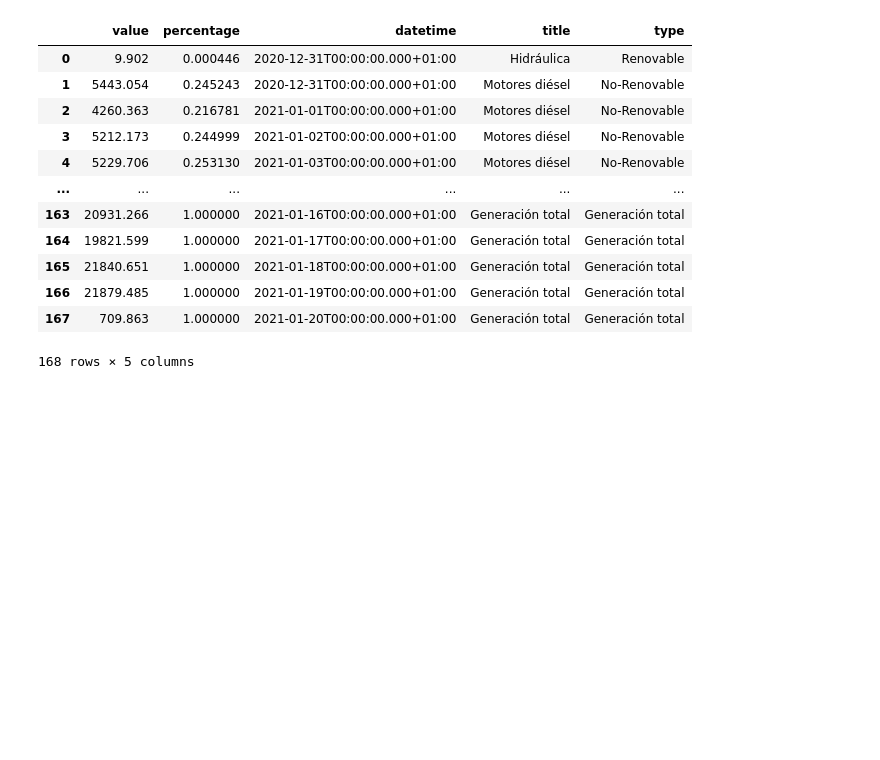
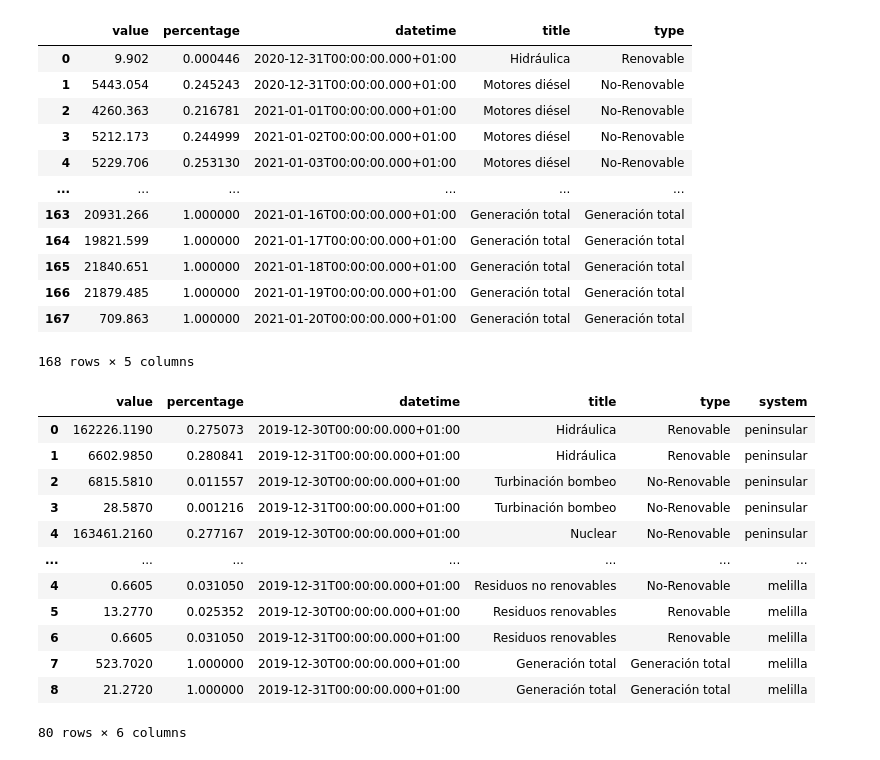
Before and after one commit to sotodosos/ClasesMaster26, a Jupyter notebook: Python/TFM.ipynb, the cells around one changed output. Drawn from its saved outputs; the diff is of its cells as text; code cells hidden in the pictures; blank space fills up the shorter version.

```diff
--- a/Python/TFM.ipynb
+++ b/Python/TFM.ipynb
@@ -274,3 +258,51 @@ df_ree
 | 166 | 21879.485 | 1.000000 | 2021-01-19T00:00:00.000+01:00 | Generación total | Generación total |
 | 167 | 709.863 | 1.000000 | 2021-01-20T00:00:00.000+01:00 | Generación total | Generación total |
 168 rows × 5 columns
+# %%
+def lectura_ree_electric_system(d_inicio,d_fin,geo_id):
+
+    # meter esto en una funcion con su try-exception
+
+    geo_limit=region_system[region_system['geo_id']==geo_id]['geo_limit']
+
+    parametros={'start_date':date_ini,
+            'end_date':date_end,
+            'time_trunc':'day',
+            'geo_trunc':'electric_system',
+            'geo_limit':geo_limit[0],
+            'geo_ids':geo_id}
+
+    URL_GEN='https://apidatos.ree.es/es/datos/generacion/estructura-generacion'
+
+    ree_gen=requests.get(URL_GEN,params=parametros)
+
+    df_ree=pd.DataFrame()
+    for i in range(20):
+        try:
+            df=pd.json_normalize(ree_gen.json()['included'][i]['attributes'],meta=['title','type'],record_path=['values'])
+            df['system']=geo_limit[0]
+            df_ree=df_ree.append(df)
+        except:
+            pass #Cuando no hay datos para mas tecnologías
+    df_ree.reset_index(inplace=True,drop=True)
+
+    return df_ree
+# %%
+df_ree_system=pd.DataFrame()
+for electric_system in region_system['geo_id']:
+    df_ree_system=df_ree_system.append(lectura_ree_electric_system(date_ini,date_end,electric_system))
+df_ree_system
+# %% [output]
+|  | value | percentage | datetime | title | type | system |
+| 0 | 162226.1190 | 0.275073 | 2019-12-30T00:00:00.000+01:00 | Hidráulica | Renovable | peninsular |
+| 1 | 6602.9850 | 0.280841 | 2019-12-31T00:00:00.000+01:00 | Hidráulica | Renovable | peninsular |
+| 2 | 6815.5810 | 0.011557 | 2019-12-30T00:00:00.000+01:00 | Turbinación bombeo | No-Renovable | peninsular |
+| 3 | 28.5870 | 0.001216 | 2019-12-31T00:00:00.000+01:00 | Turbinación bombeo | No-Renovable | peninsular |
+| 4 | 163461.2160 | 0.277167 | 2019-12-30T00:00:00.000+01:00 | Nuclear | No-Renovable | peninsular |
+| ... | ... | ... | ... | ... | ... | ... |
+| 4 | 0.6605 | 0.031050 | 2019-12-31T00:00:00.000+01:00 | Residuos no renovables | No-Renovable | melilla |
+| 5 | 13.2770 | 0.025352 | 2019-12-30T00:00:00.000+01:00 | Residuos renovables | Renovable | melilla |
+| 6 | 0.6605 | 0.031050 | 2019-12-31T00:00:00.000+01:00 | Residuos renovables | Renovable | melilla |
+| 7 | 523.7020 | 1.000000 | 2019-12-30T00:00:00.000+01:00 | Generación total | Generación total | melilla |
+| 8 | 21.2720 | 1.000000 | 2019-12-31T00:00:00.000+01:00 | Generación total | Generación total | melilla |
+80 rows × 6 columns
```
Also changed, not shown: parts of 9 cells of this notebook.
